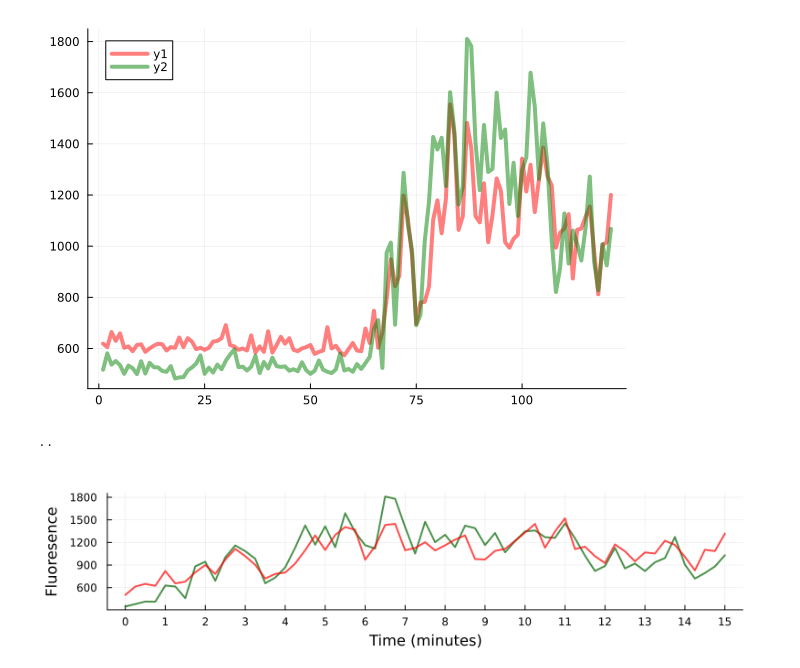
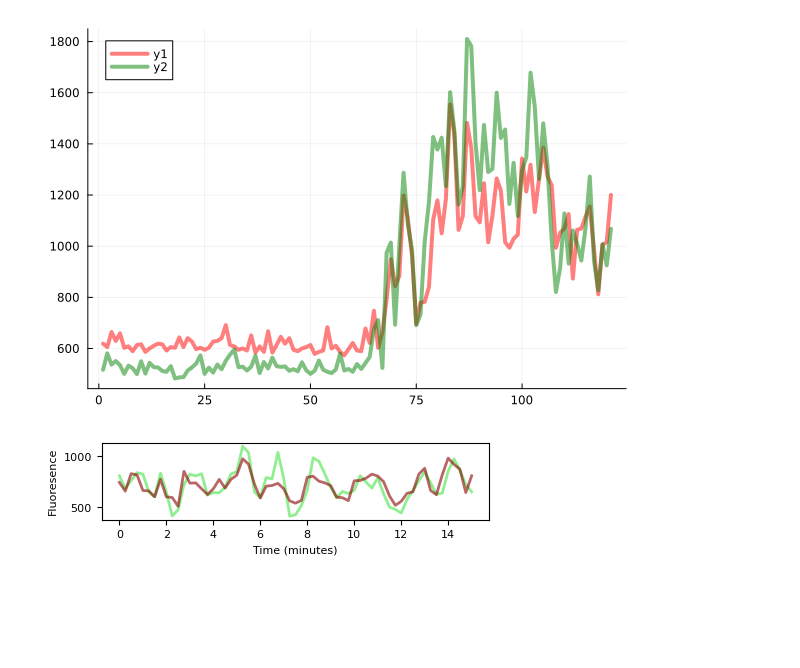
Before and after one commit to crockeraw/PolarityProject, a Jupyter notebook: proj/fig6-deletions/notebooks/colocalization.ipynb, the cells around one changed output. Drawn from its saved outputs; the diff is of its cells as text; code cells hidden in the pictures; blank space fills up the shorter version.

Commit message:
I think the last of making plots into figures.

```diff
--- a/proj/fig6-deletions/notebooks/colocalization.ipynb
+++ b/proj/fig6-deletions/notebooks/colocalization.ipynb
@@ -1,8 +1,10 @@
 # %%
 using Images
 using Statistics
-using Plots
+using PythonPlot
 using DSP
 using StatsBase
 using VectorizedStatistics
 using ImageMorphology
+mpl = PythonPlot.pyimport("matplotlib")
+mpl.rcParams["svg.fonttype"] = "none"
@@ -66,25 +70,32 @@ plot!(signal_g, color="green", linewidth=4, alpha=0.5)
 # %% [output]
 [figure]
 # %%
-file_g = "../data/double_probe/cell6-g.tif"
-file_r = "../data/double_probe/cell6-r.tif"
+file_g = "../data/double_probe/cell5-g.tif"
+file_r = "../data/double_probe/cell5-r.tif"
 
 interval = 15
 time_threshold=0.5
-m1 = mask_site(file_g, 0.3, n_sites=1);
-m2 = mask_site(file_r, 0.3, n_sites=1);
+m1 = mask_site(file_g, 0.5, n_sites=1);
+m2 = mask_site(file_r, 0.5, n_sites=1);
 im_size = length(m1[:,1,1])*length(m1[1,:,1])
-q1 = vquantile(m1, (im_size-1)/im_size, dims=(1,2))[1,1,:]
-q2 = vquantile(m2, (im_size-1)/im_size, dims=(1,2))[1,1,:]
+q1 = maximum(m1, dims=(1,2))[1,1,:]
+q2 = maximum(m2, dims=(1,2))[1,1,:]
 times_max1 = crop_times(q1, 15*(60/interval), time_threshold)
 times_max2 = crop_times(q2, 15*(60/interval), time_threshold)
 crop1 = q1[max(times_max1, times_max2)]
 crop2 = q2[max(times_max1, times_max2)]
 t = range(0,60/15*15)*(15/60) # Convert from 1 frame every 5 sec, to minutes
-plot(t, crop1, xticks=range(0,15), linewidth=2, label=false,
-    xlabel="Time (minutes)", ylabel="Fluoresence", size=(800,200), margin=5Plots.mm, color="darkgreen", alpha=0.7)
-plot!(t, crop2 * (mean(crop1)/ mean(crop2)), xticks=range(0,15), linewidth=2, label=false, color="red", alpha=0.7)
+
+
+fig, ax = subplots(figsize=(5,1))
+ax.plot(t, crop1, linewidth=2, color="lightgreen")
+ax.plot(t, crop2*(mean(crop1)/ mean(crop2)), linewidth=2, color="darkred", alpha=0.6)
+ax.set_ylabel("Fluoresence", fontsize=8)
+ax.set_xlabel("Time (minutes)", fontsize=8)
+ax.tick_params(labelsize=8)
+
+savefig("../figures/trace_2probe_c5.svg")
+display(gcf())
 # %% [output]
-..
-[figure, old version]
+[figure, new version]
 # %%
```
Also changed, not shown: parts of 3 cells of this notebook, 41 other files.
